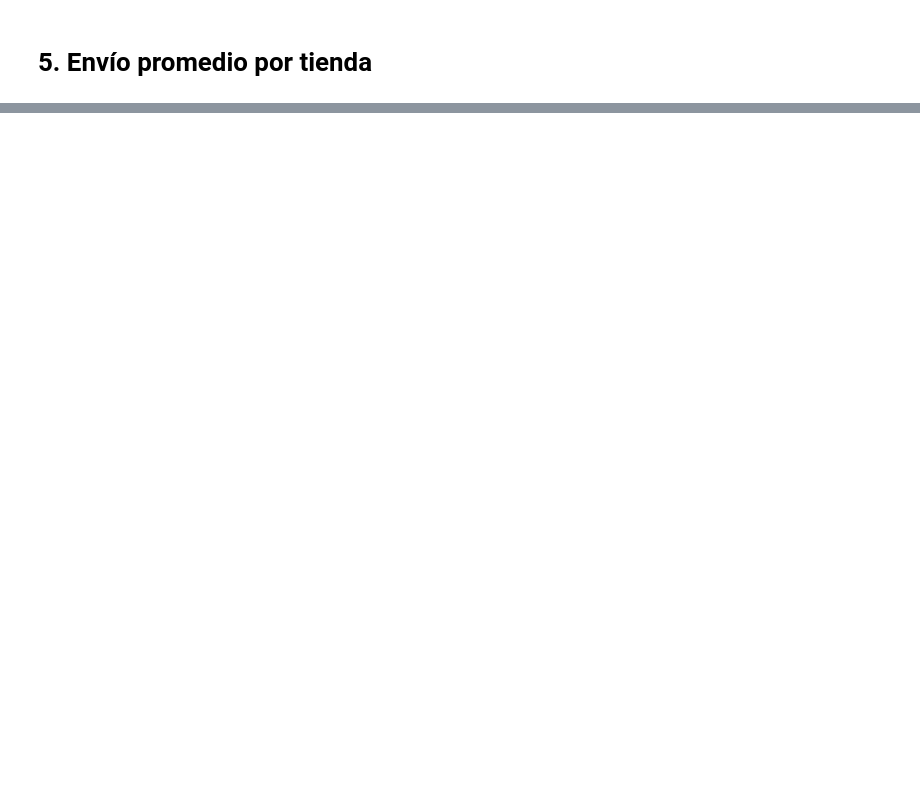
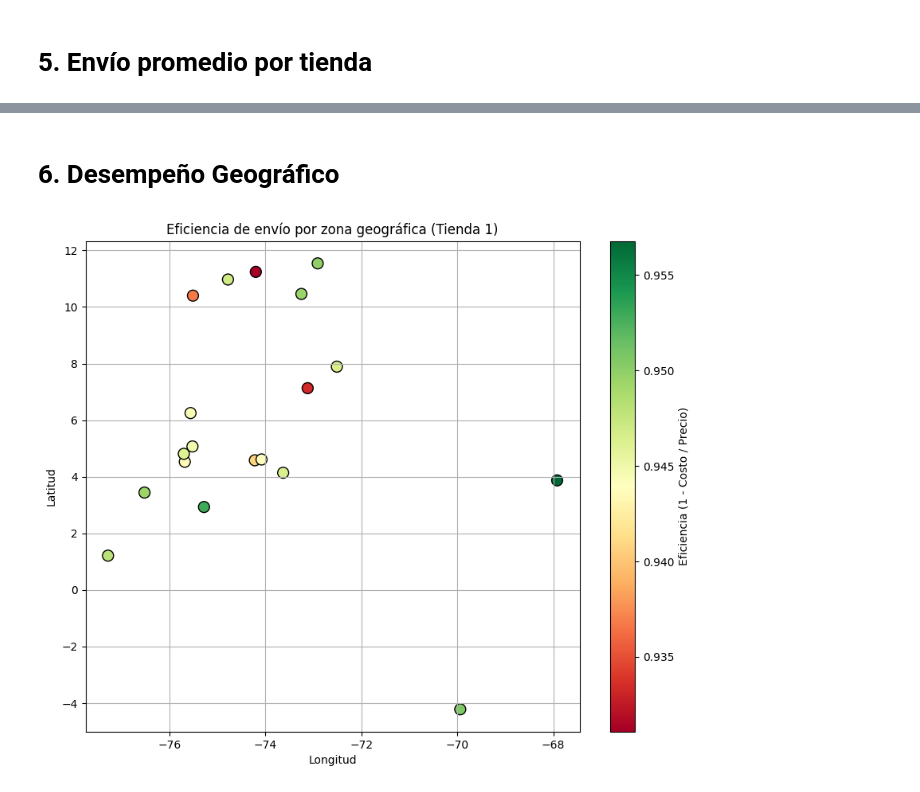
Before and after one commit to yudithl125/datascience_challenge1, a Jupyter notebook: AluraStoreLatam.ipynb, the cells around one changed output, grey strips where cells are left out. Drawn from its saved outputs; the diff is of its cells as text; code cells hidden in the pictures; blank space fills up the shorter version.

```diff
--- a/AluraStoreLatam.ipynb
+++ b/AluraStoreLatam.ipynb
@@ -231,0 +249,30 @@ plt.show()
+# %% [markdown]
+# 6. Desempeño Geográfico
+# %%
+# Redondeamos coordenadas para agrupar por zonas aproximadas
+tienda['lat_r'] = tienda['lat'].round(2)
+tienda['lon_r'] = tienda['lon'].round(2)
+tienda['Eficiencia'] = 1 - (tienda['Costo de envío'] / tienda['Precio'])
+
+# Agrupamos por zona geográfica
+agrupado = tienda.groupby(['lat_r', 'lon_r']).agg({
+    'Eficiencia': 'mean'
+}).reset_index()
+
+# Graficamos
+plt.figure(figsize=(10, 8))
+scatter = plt.scatter(
+    agrupado['lon_r'], agrupado['lat_r'],
+    c=agrupado['Eficiencia'],
+    cmap='RdYlGn',  # Rojo = ineficiente, Verde = eficiente
+    s=100, edgecolor='k'
+)
+plt.colorbar(scatter, label='Eficiencia (1 - Costo / Precio)')
+plt.xlabel('Longitud')
+plt.ylabel('Latitud')
+plt.title('Eficiencia de envío por zona geográfica (Tienda 1)')
+plt.grid(True)
+plt.gca().set_facecolor('white')
+plt.show()
+# %% [output]
+[figure, added]
```
Also changed, not shown: parts of 6 cells of this notebook.
